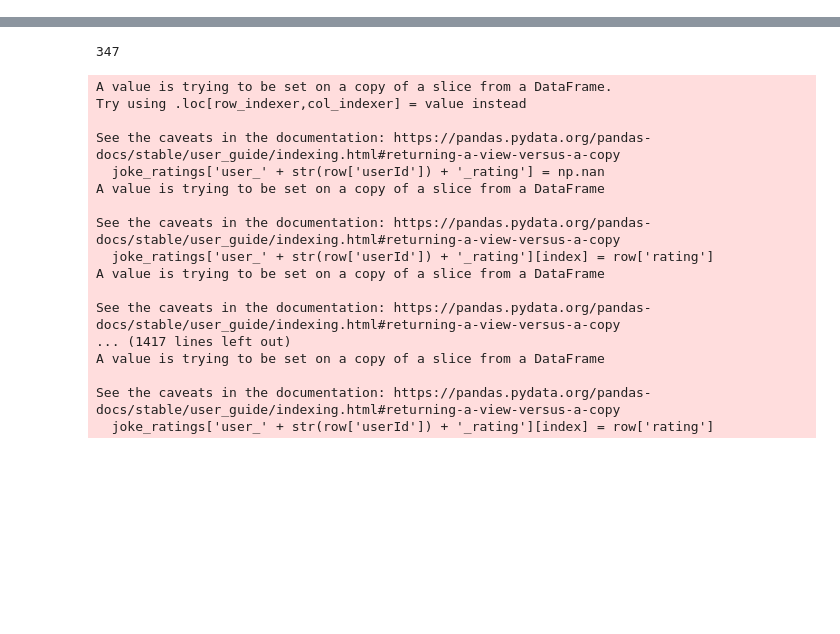
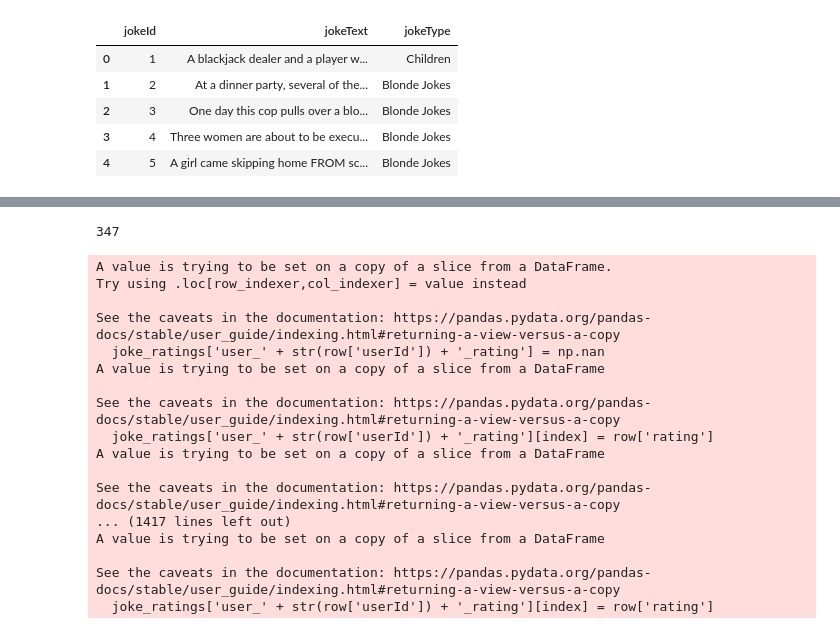
Before and after one commit to rishsanyal/comedian, a Jupyter notebook: comedian.ipynb, the cells around one changed output, grey strips where cells are left out. Saved outputs shown, nothing was run; the diff lists cells and outputs as text; code cells hidden in the pictures; blank space fills up the shorter version.

```diff
--- a/comedian.ipynb
+++ b/comedian.ipynb
@@ -27,0 +29,9 @@ jester_joke_ratings = pd.read_csv('datasets/jester_ratings.csv')
+# %%
+stupidstuff_joke_data.head()
+# %% [output]
+|  | jokeId | jokeText | jokeType |
+| 0 | 1 | A blackjack dealer and a player w... | Children |
+| 1 | 2 | At a dinner party, several of the... | Blonde Jokes |
+| 2 | 3 | One day this cop pulls over a blo... | Blonde Jokes |
+| 3 | 4 | Three women are about to be execu... | Blonde Jokes |
+| 4 | 5 | A girl came skipping home FROM sc... | Blonde Jokes |
```
Also changed, not shown: parts of 19 cells of this notebook.
